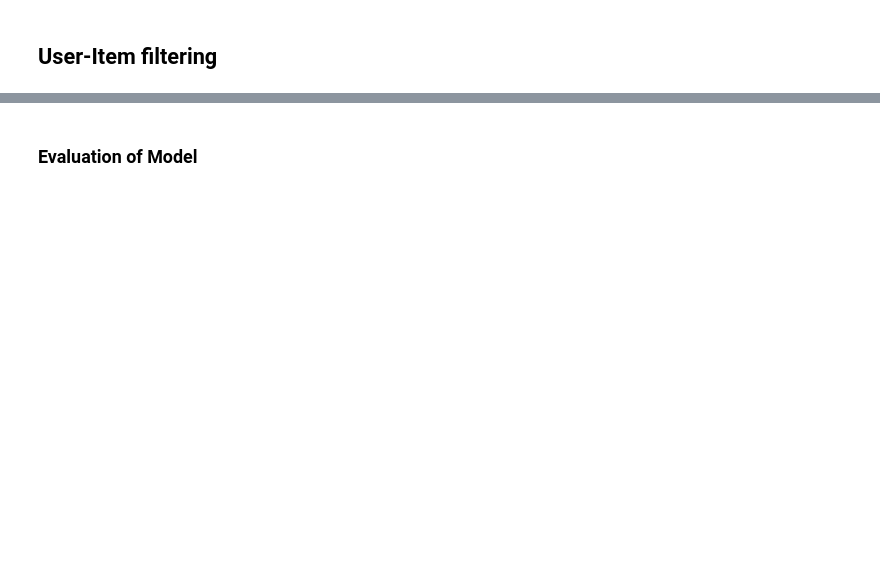
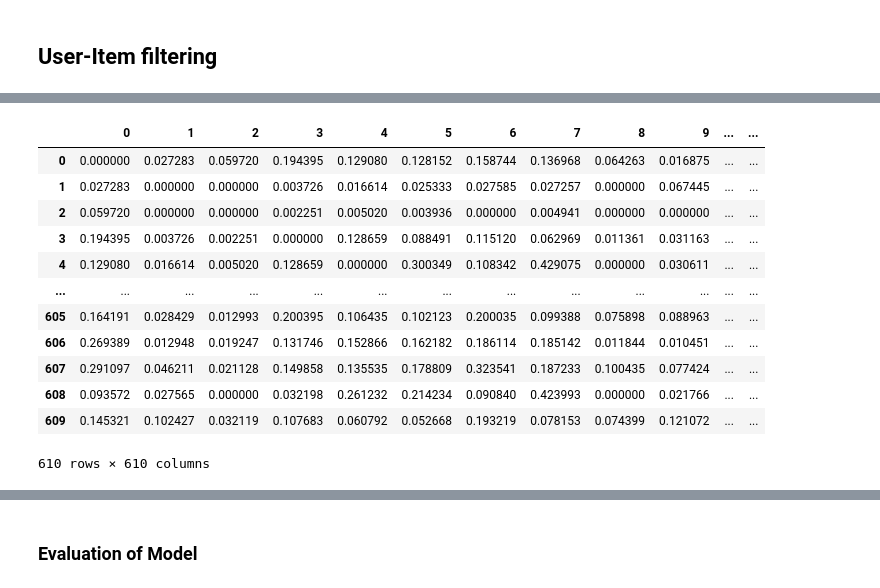
Before and after one commit to RedDragonfruit/MovieLens_Recommendation, a Jupyter notebook: main.ipynb, the cells around one changed output, grey strips where cells are left out. Drawn from its saved outputs; the diff is of its cells as text; code cells hidden in the pictures; blank space fills up the shorter version.

```diff
--- a/main.ipynb
+++ b/main.ipynb
@@ -564,8 +839,8 @@ print(recommend_movies)
 # %% [markdown]
 ## User-Item filtering
 # %%
-df_ratings=pd.read_csv('Data/ratings.csv')
+ratings=pd.read_csv('Data/ratings.csv')
 df_links=pd.read_csv('Data/links.csv')
 df_tags=pd.read_csv('Data/tags.csv')
-df_movies=pd.read_csv('Data/movies.csv')
-df_movies_ratings=pd.merge(df_movies, df_ratings)
+movies=pd.read_csv('Data/movies.csv')
+movies_ratings=pd.merge(movies, ratings)
@@ -575,12 +864,26 @@ df_movies
 from sklearn.metrics import pairwise_distances
 import numpy as np
 # %%
-ratings_matrix_users = df_movies_ratings.pivot_table(index=['userId'],columns=['movieId'],values='rating').reset_index(drop=True)
+ratings_matrix_users = movies_ratings.pivot_table(index=['userId'],columns=['movieId'],values='rating').reset_index(drop=True)
 ratings_matrix_users.fillna( 0, inplace = True )
 movie_similarity = 1 - pairwise_distances( ratings_matrix_users.values, metric="cosine" )
 np.fill_diagonal( movie_similarity, 0 ) #Filling diagonals with 0s for future use when sorting is done
 ratings_matrix_users = pd.DataFrame( movie_similarity )
 ratings_matrix_users
+# %% [output]
+|  | 0 | 1 | 2 | 3 | 4 | 5 | 6 | 7 | 8 | 9 | ... | ... |
+| 0 | 0.000000 | 0.027283 | 0.059720 | 0.194395 | 0.129080 | 0.128152 | 0.158744 | 0.136968 | 0.064263 | 0.016875 | ... | ... |
+| 1 | 0.027283 | 0.000000 | 0.000000 | 0.003726 | 0.016614 | 0.025333 | 0.027585 | 0.027257 | 0.000000 | 0.067445 | ... | ... |
+| 2 | 0.059720 | 0.000000 | 0.000000 | 0.002251 | 0.005020 | 0.003936 | 0.000000 | 0.004941 | 0.000000 | 0.000000 | ... | ... |
+| 3 | 0.194395 | 0.003726 | 0.002251 | 0.000000 | 0.128659 | 0.088491 | 0.115120 | 0.062969 | 0.011361 | 0.031163 | ... | ... |
+| 4 | 0.129080 | 0.016614 | 0.005020 | 0.128659 | 0.000000 | 0.300349 | 0.108342 | 0.429075 | 0.000000 | 0.030611 | ... | ... |
+| ... | ... | ... | ... | ... | ... | ... | ... | ... | ... | ... | ... | ... |
+| 605 | 0.164191 | 0.028429 | 0.012993 | 0.200395 | 0.106435 | 0.102123 | 0.200035 | 0.099388 | 0.075898 | 0.088963 | ... | ... |
+| 606 | 0.269389 | 0.012948 | 0.019247 | 0.131746 | 0.152866 | 0.162182 | 0.186114 | 0.185142 | 0.011844 | 0.010451 | ... | ... |
+| 607 | 0.291097 | 0.046211 | 0.021128 | 0.149858 | 0.135535 | 0.178809 | 0.323541 | 0.187233 | 0.100435 | 0.077424 | ... | ... |
+| 608 | 0.093572 | 0.027565 | 0.000000 | 0.032198 | 0.261232 | 0.214234 | 0.090840 | 0.423993 | 0.000000 | 0.021766 | ... | ... |
+| 609 | 0.145321 | 0.102427 | 0.032119 | 0.107683 | 0.060792 | 0.052668 | 0.193219 | 0.078153 | 0.074399 | 0.121072 | ... | ... |
+610 rows × 610 columns
 # %%
 similar_user_series= ratings_matrix_users.idxmax(axis=1)
 df_similar_user= similar_user_series.to_frame()
```
Also changed, not shown: parts of 51 cells of this notebook.
